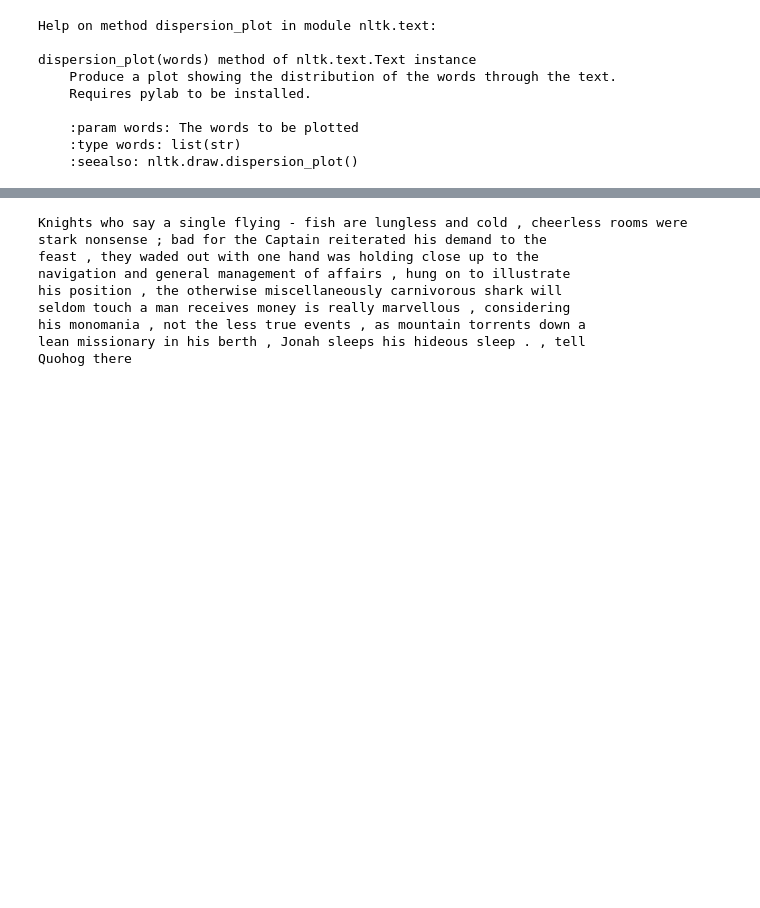
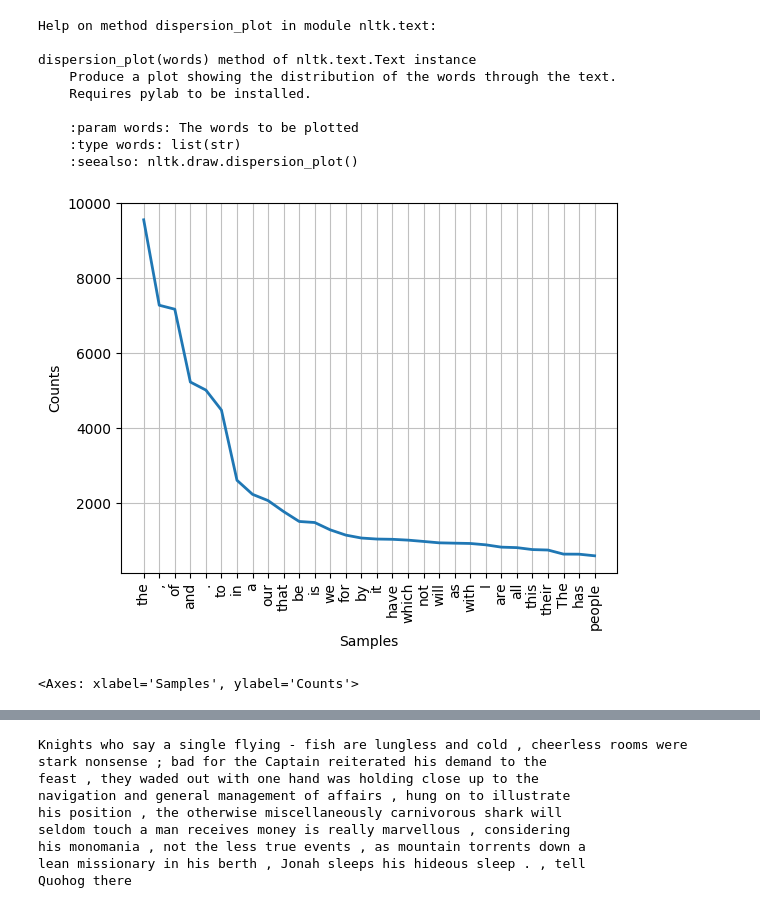
Before and after one commit to CaptSolo/BSSDH_2023_beginners, a Jupyter notebook: notebooks/Day 1 - NLTK Introduction.ipynb, the cells around one changed output, grey strips where cells are left out. Saved outputs shown, nothing was run; the diff lists cells and outputs as text; code cells hidden in the pictures; blank space fills up the shorter version.

```diff
--- a/notebooks/Day 1 - NLTK Introduction.ipynb
+++ b/notebooks/Day 1 - NLTK Introduction.ipynb
@@ -337,3 +402,10 @@ dispersion_plot(words) method of nltk.text.Text instance
     :param words: The words to be plotted
     :type words: list(str)
     :seealso: nltk.draw.dispersion_plot()
+# %%
+# Word frequency plot
+
+text4.plot(30)
+# %% [output]
+[figure, added]
+<Axes: xlabel='Samples', ylabel='Counts'>
```
Also changed, not shown: parts of 33 cells of this notebook.
